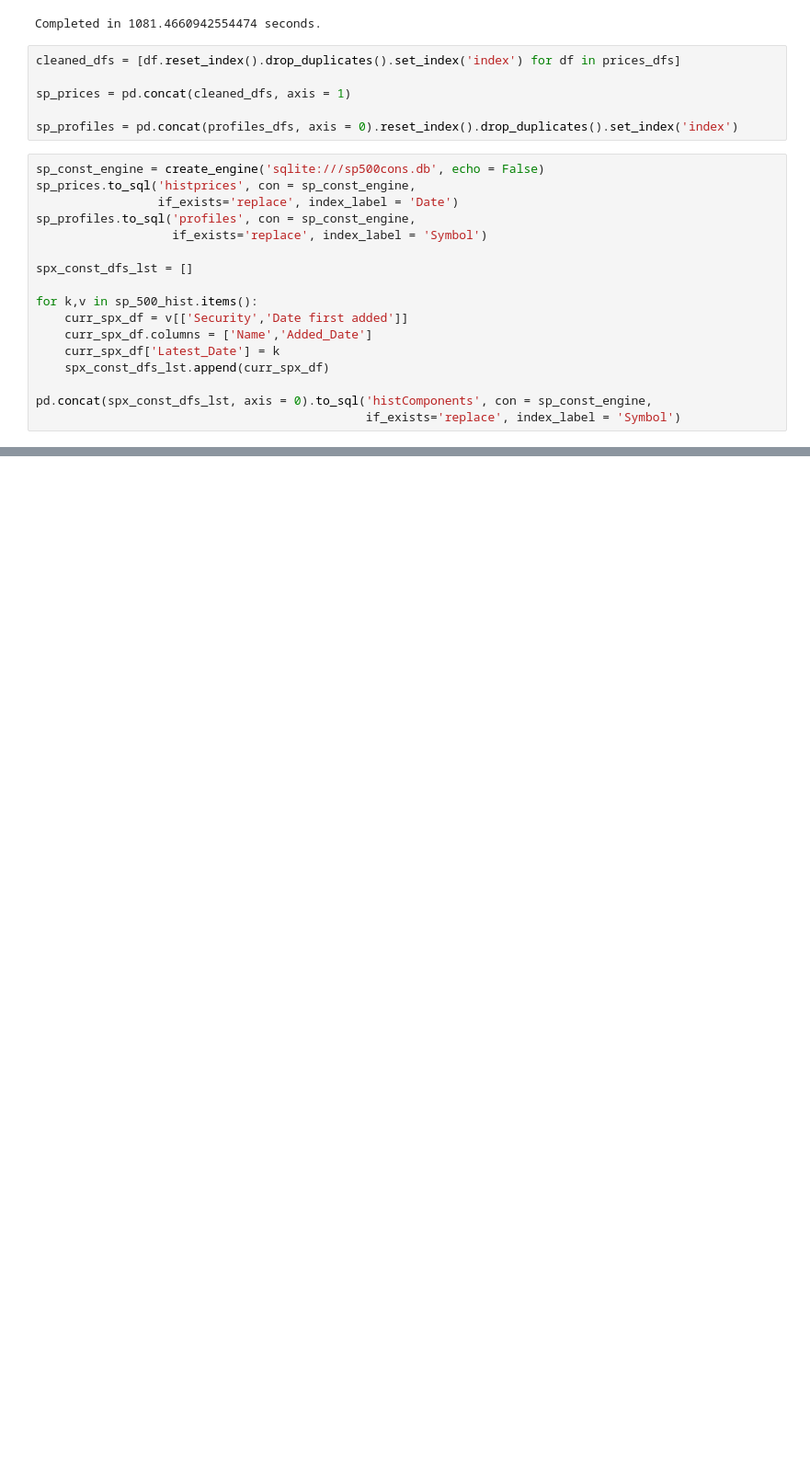
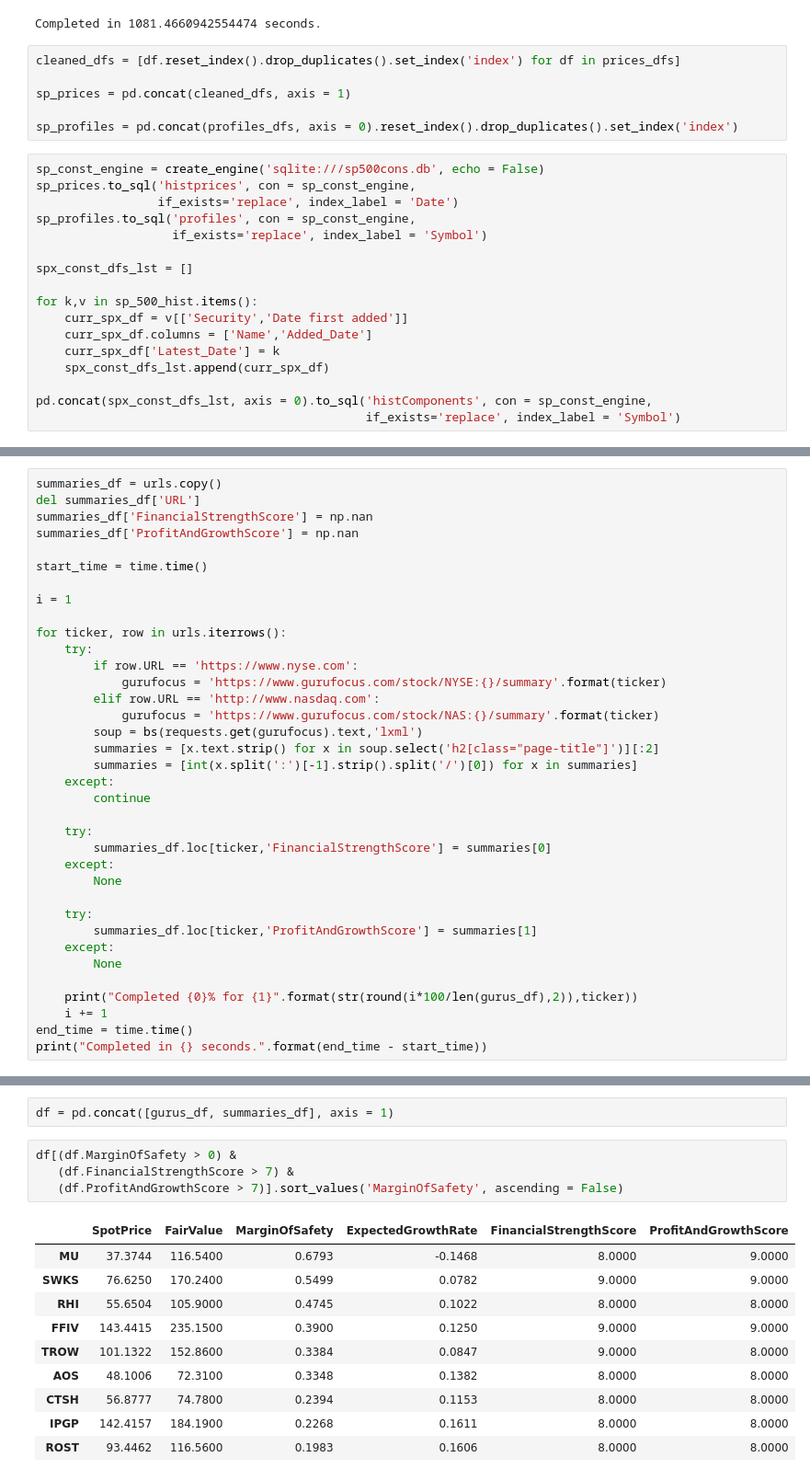
Before and after one commit to auto-d1dact/Trading, a Jupyter notebook: Notebooks/SPX Historical - Constituent Level.ipynb, the cells around one changed output, grey strips where cells are left out. Shown at 92% size. Drawn from its saved outputs; the diff is of its cells as text; blank space fills up the shorter version.

```diff
--- a/Notebooks/SPX Historical - Constituent Level.ipynb
+++ b/Notebooks/SPX Historical - Constituent Level.ipynb
@@ -196,0 +323,36 @@ failed_prices
+# %%
+summaries_df = urls.copy()
+del summaries_df['URL']
+summaries_df['FinancialStrengthScore'] = np.nan
+summaries_df['ProfitAndGrowthScore'] = np.nan
+
+start_time = time.time()
+
+i = 1
+
+for ticker, row in urls.iterrows():
+    try:
+        if row.URL == 'https://www.nyse.com':
+            gurufocus = 'https://www.gurufocus.com/stock/NYSE:{}/summary'.format(ticker)
+        elif row.URL == 'http://www.nasdaq.com':
+            gurufocus = 'https://www.gurufocus.com/stock/NAS:{}/summary'.format(ticker)
+        soup = bs(requests.get(gurufocus).text,'lxml')
+        summaries = [x.text.strip() for x in soup.select('h2[class="page-title"]')][:2]
+        summaries = [int(x.split(':')[-1].strip().split('/')[0]) for x in summaries]
+    except:
+        continue
+
+    try:
+        summaries_df.loc[ticker,'FinancialStrengthScore'] = summaries[0]
+    except:
+        None
+
+    try:
+        summaries_df.loc[ticker,'ProfitAndGrowthScore'] = summaries[1]
+    except:
+        None
+
+    print("Completed {0}% for {1}".format(str(round(i*100/len(gurus_df),2)),ticker))
+    i += 1
+end_time = time.time()
+print("Completed in {} seconds.".format(end_time - start_time))
@@ -196,0 +377,17 @@ failed_prices
+# %%
+df = pd.concat([gurus_df, summaries_df], axis = 1)
+# %%
+df[(df.MarginOfSafety > 0) &
+   (df.FinancialStrengthScore > 7) &
+   (df.ProfitAndGrowthScore > 7)].sort_values('MarginOfSafety', ascending = False)
+# %% [output]
+|  | SpotPrice | FairValue | MarginOfSafety | ExpectedGrowthRate | FinancialStrengthScore | ProfitAndGrowthScore |
+| MU | 37.3744 | 116.5400 | 0.6793 | -0.1468 | 8.0000 | 9.0000 |
+| SWKS | 76.6250 | 170.2400 | 0.5499 | 0.0782 | 9.0000 | 9.0000 |
+| RHI | 55.6504 | 105.9000 | 0.4745 | 0.1022 | 8.0000 | 8.0000 |
+| FFIV | 143.4415 | 235.1500 | 0.3900 | 0.1250 | 9.0000 | 9.0000 |
+| TROW | 101.1322 | 152.8600 | 0.3384 | 0.0847 | 9.0000 | 8.0000 |
+| AOS | 48.1006 | 72.3100 | 0.3348 | 0.1382 | 8.0000 | 8.0000 |
+| CTSH | 56.8777 | 74.7800 | 0.2394 | 0.1153 | 8.0000 | 8.0000 |
+| IPGP | 142.4157 | 184.1900 | 0.2268 | 0.1611 | 8.0000 | 8.0000 |
+| ROST | 93.4462 | 116.5600 | 0.1983 | 0.1606 | 8.0000 | 8.0000 |
```
Also changed, not shown: parts of 8 cells of this notebook.
